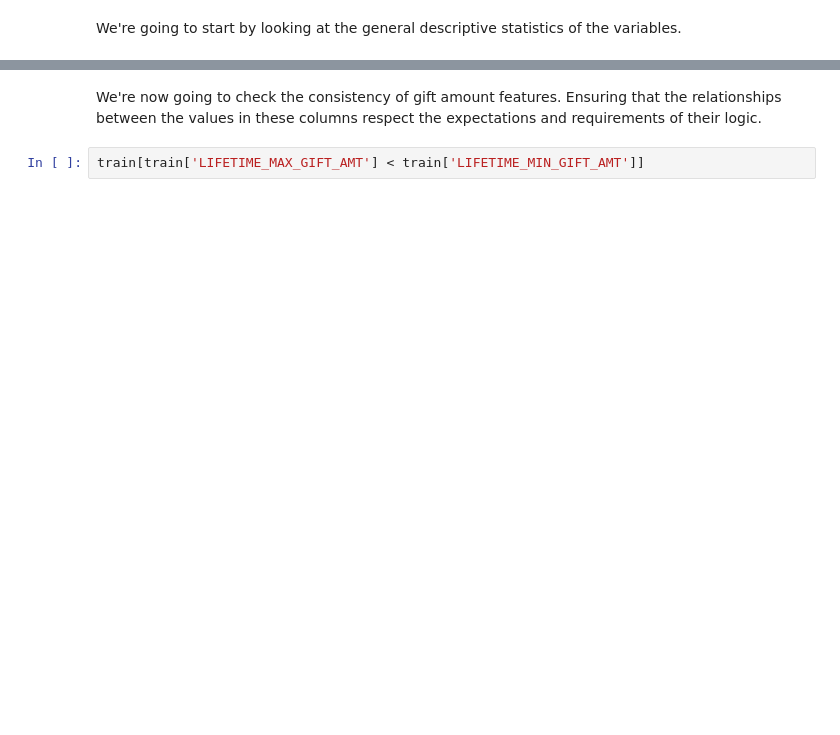
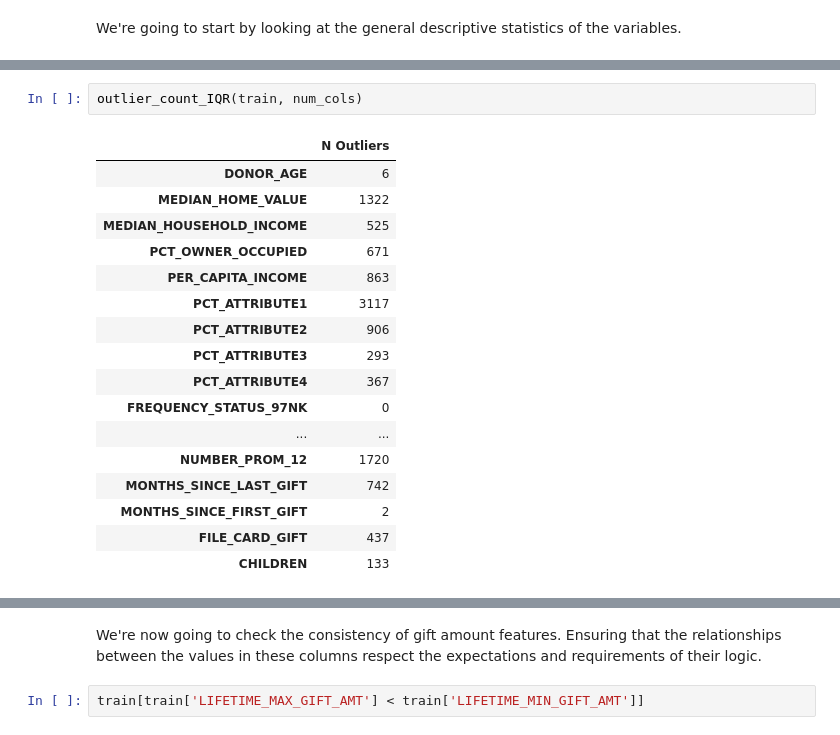
Before and after one commit to Dinis239/DM2_Project, a Jupyter notebook: EDA/00_EDA_Dinis.ipynb, the cells around one changed output, grey strips where cells are left out. Cells and saved outputs as stored; diff of their text form; blank space fills up the shorter version.

```diff
--- a/EDA/00_EDA_Dinis.ipynb
+++ b/EDA/00_EDA_Dinis.ipynb
@@ -426,0 +442,20 @@ Some
+# %%
+outlier_count_IQR(train, num_cols)
+# %% [output]
+|  | N Outliers |
+| DONOR_AGE | 6 |
+| MEDIAN_HOME_VALUE | 1322 |
+| MEDIAN_HOUSEHOLD_INCOME | 525 |
+| PCT_OWNER_OCCUPIED | 671 |
+| PER_CAPITA_INCOME | 863 |
+| PCT_ATTRIBUTE1 | 3117 |
+| PCT_ATTRIBUTE2 | 906 |
+| PCT_ATTRIBUTE3 | 293 |
+| PCT_ATTRIBUTE4 | 367 |
+| FREQUENCY_STATUS_97NK | 0 |
+| ... | ... |
+| NUMBER_PROM_12 | 1720 |
+| MONTHS_SINCE_LAST_GIFT | 742 |
+| MONTHS_SINCE_FIRST_GIFT | 2 |
+| FILE_CARD_GIFT | 437 |
+| CHILDREN | 133 |
```
Also changed, not shown: parts of 17 cells of this notebook.
